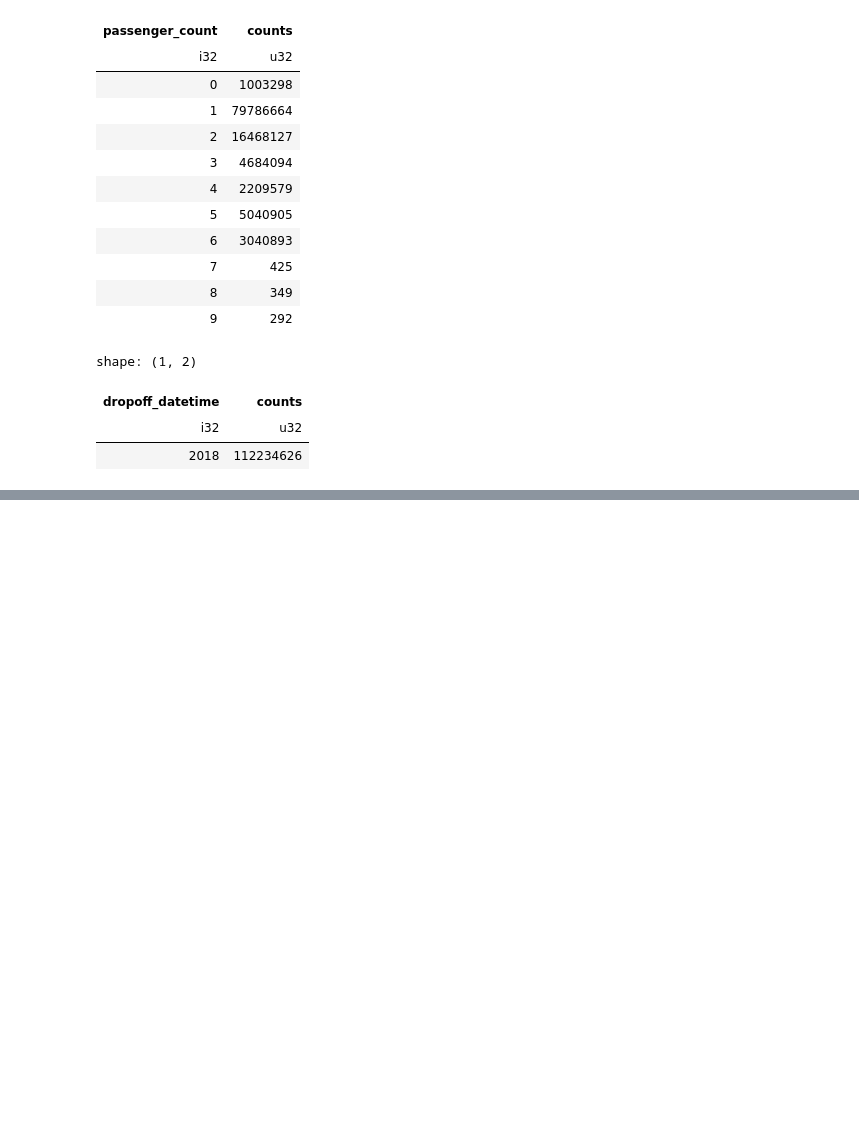
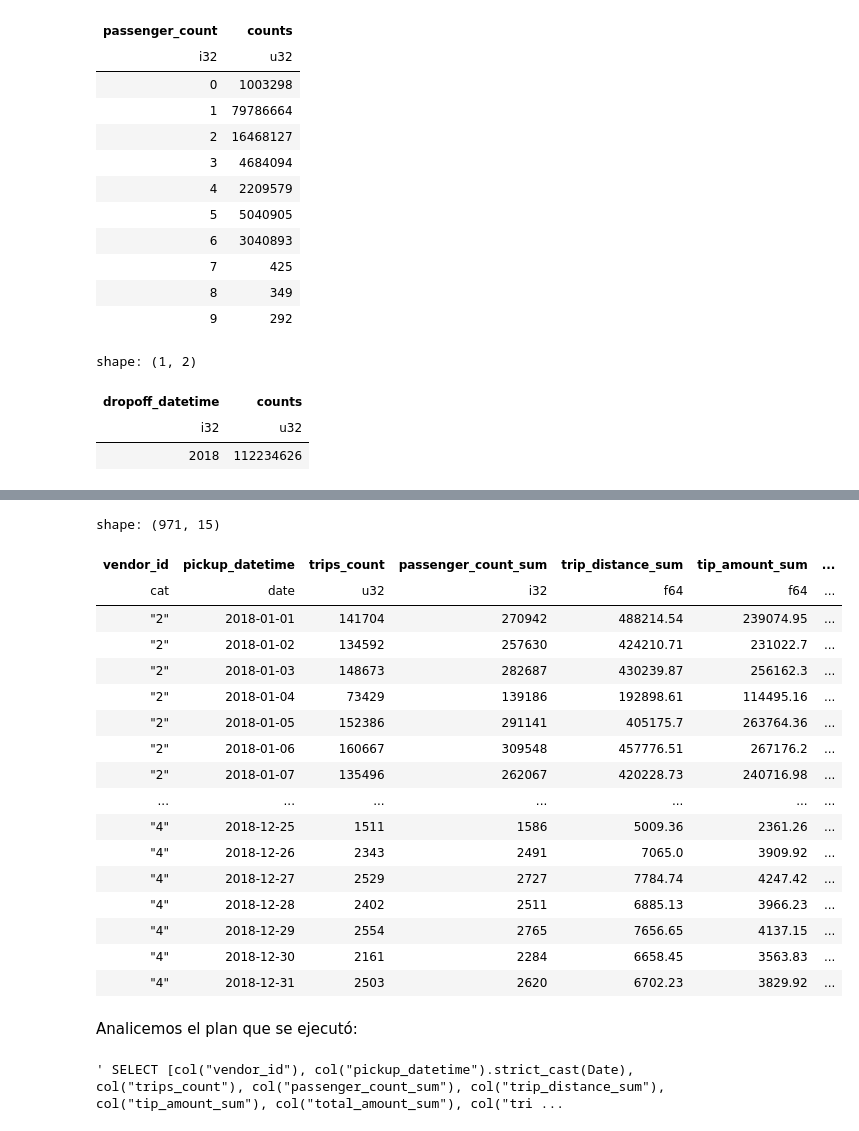
Before and after one commit to gmbmx/zophia-polars, a Jupyter notebook: notebooks/04_polars_analytics.ipynb, the cells around one changed output, grey strips where cells are left out. Drawn from its saved outputs; the diff is of its cells as text; code cells hidden in the pictures; blank space fills up the shorter version.

```diff
--- a/notebooks/04_polars_analytics.ipynb
+++ b/notebooks/04_polars_analytics.ipynb
@@ -169,15 +218,14 @@ shape: (1, 2)
 # %%
-taxi_stats = (taxi_clean.lazy()
+taxi_daily_stats = (taxi_clean.lazy()
     .sort('pickup_datetime')
     .groupby_dynamic(
         'pickup_datetime',
         every='1d',
-        closed='both',
         by='vendor_id')
     .agg(
         pl.count().alias('trips_count'),
         pl.col(pl.NUMERIC_DTYPES).sum().suffix('_sum'),
         pl.col(pl.NUMERIC_DTYPES).mean().suffix('_mean'),
-        pl.col(pl.NUMERIC_DTYPES).median().suffix('_median')
+        pl.col(pl.NUMERIC_DTYPES).median().suffix('_median'),
     )
 )
@@ -184,7 +234,8 @@ taxi_stats = (taxi_clean.lazy()
 # %%
-taxi_stats.select(
+taxi_daily_cum_stats = taxi_daily_stats.select(
     'vendor_id',
     pl.col('pickup_datetime').cast(pl.Date),
     'trips_count',
-    pl.col(r'^.*sum$')
+    pl.col(r'^.*sum$'),
+    pl.col(r'^.*sum$').cumsum().suffix('_cum'),
 ).collect()
@@ -209,0 +242,33 @@ shape: (972, 12)
+# %%
+taxi_daily_cum_stats
+# %% [output]
+shape: (971, 15)
+| vendor_id | pickup_datetime | trips_count | passenger_count_sum | trip_distance_sum | tip_amount_sum | ... |
+| cat | date | u32 | i32 | f64 | f64 | ... |
+| "2" | 2018-01-01 | 141704 | 270942 | 488214.54 | 239074.95 | ... |
+| "2" | 2018-01-02 | 134592 | 257630 | 424210.71 | 231022.7 | ... |
+| "2" | 2018-01-03 | 148673 | 282687 | 430239.87 | 256162.3 | ... |
+| "2" | 2018-01-04 | 73429 | 139186 | 192898.61 | 114495.16 | ... |
+| "2" | 2018-01-05 | 152386 | 291141 | 405175.7 | 263764.36 | ... |
+| "2" | 2018-01-06 | 160667 | 309548 | 457776.51 | 267176.2 | ... |
+| "2" | 2018-01-07 | 135496 | 262067 | 420228.73 | 240716.98 | ... |
+| ... | ... | ... | ... | ... | ... | ... |
+| "4" | 2018-12-25 | 1511 | 1586 | 5009.36 | 2361.26 | ... |
+| "4" | 2018-12-26 | 2343 | 2491 | 7065.0 | 3909.92 | ... |
+| "4" | 2018-12-27 | 2529 | 2727 | 7784.74 | 4247.42 | ... |
+| "4" | 2018-12-28 | 2402 | 2511 | 6885.13 | 3966.23 | ... |
+| "4" | 2018-12-29 | 2554 | 2765 | 7656.65 | 4137.15 | ... |
+| "4" | 2018-12-30 | 2161 | 2284 | 6658.45 | 3563.83 | ... |
+| "4" | 2018-12-31 | 2503 | 2620 | 6702.23 | 3829.92 | ... |
+# %% [markdown]
+Analicemos el plan que se ejecutó:
+# %%
+taxi_daily_stats.select(
+    'vendor_id',
+    pl.col('pickup_datetime').cast(pl.Date),
+    'trips_count',
+    pl.col(r'^.*sum$'),
+    pl.col(r'^.*sum$').cumsum().suffix('_cum'),
+).explain()
+# %% [output]
+' SELECT [col("vendor_id"), col("pickup_datetime").strict_cast(Date), col("trips_count"), col("passenger_count_sum"), col("trip_distance_sum"), col("tip_amount_sum"), col("total_amount_sum"), col("tri ...
```
Also changed, not shown: parts of 30 cells of this notebook, 3 other files.
